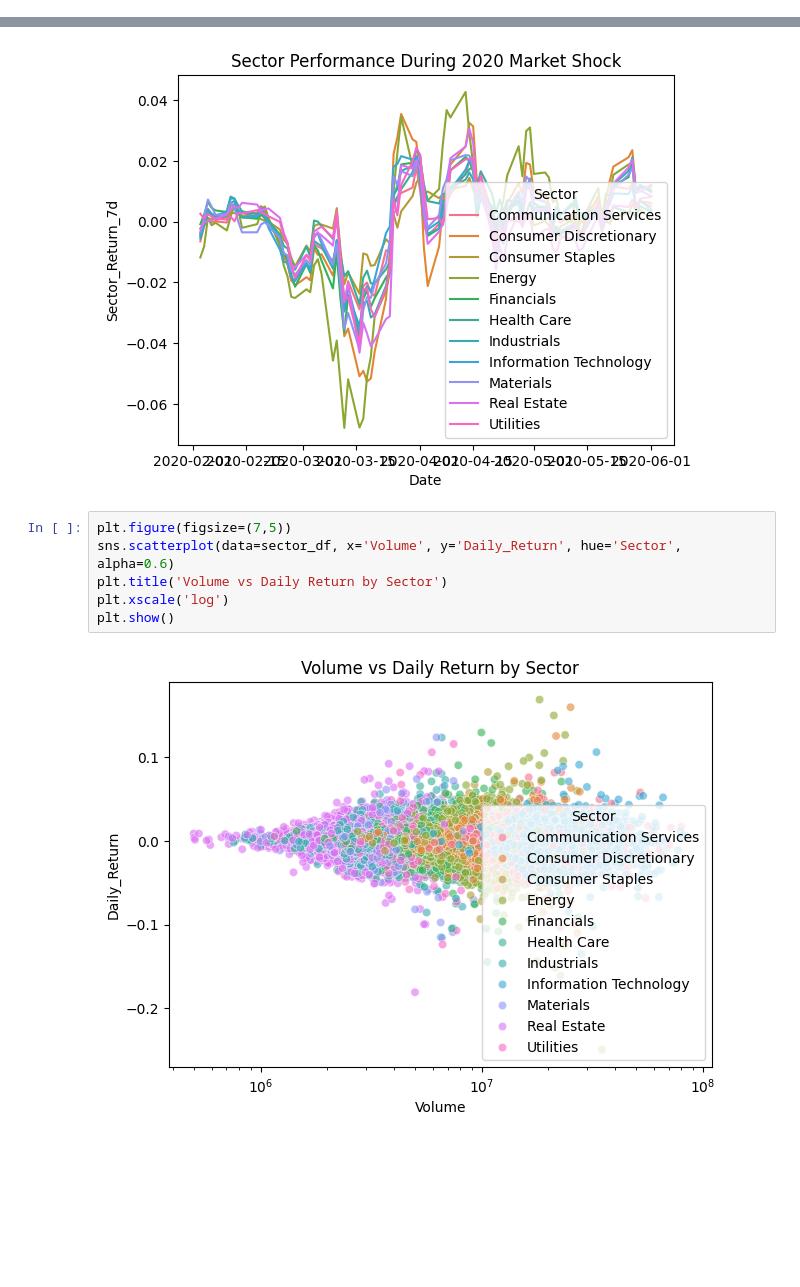
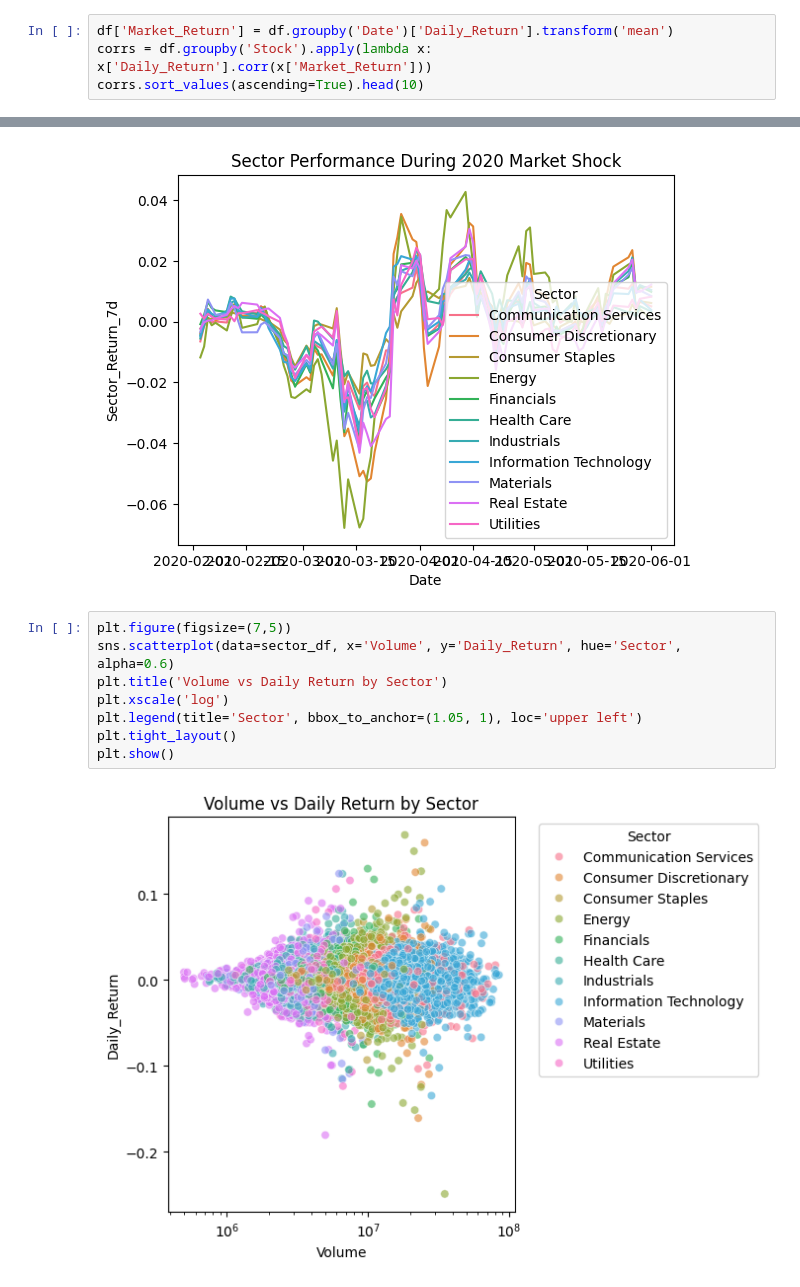
Before and after one commit to DhruvParmar051/portfolio_optimization-ml, a Jupyter notebook: notebooks/exploratory_analysis.ipynb, the cells around one changed output, grey strips where cells are left out. Drawn from its saved outputs; the diff is of its cells as text; blank space fills up the shorter version.

```diff
--- a/notebooks/exploratory_analysis.ipynb
+++ b/notebooks/exploratory_analysis.ipynb
@@ -137,3 +137,7 @@ AME      0.801899
 ITW      0.799554
 BRK-B    0.795466
 dtype: float64
+# %%
+df['Market_Return'] = df.groupby('Date')['Daily_Return'].transform('mean')
+corrs = df.groupby('Stock').apply(lambda x: x['Daily_Return'].corr(x['Market_Return']))
+corrs.sort_values(ascending=True).head(10)
@@ -328,11 +345,13 @@ plt.title('Sector Performance During 2020 Market Shock')
 plt.show()
 # %% [output]
 [figure]
-# %%
-plt.figure(figsize=(7,5))
-sns.scatterplot(data=sector_df, x='Volume', y='Daily_Return', hue='Sector', alpha=0.6)
-plt.title('Volume vs Daily Return by Sector')
-plt.xscale('log')
-plt.show()
-# %% [output]
-[figure, removed]
+# %%
+plt.figure(figsize=(7,5))
+sns.scatterplot(data=sector_df, x='Volume', y='Daily_Return', hue='Sector', alpha=0.6)
+plt.title('Volume vs Daily Return by Sector')
+plt.xscale('log')
+plt.legend(title='Sector', bbox_to_anchor=(1.05, 1), loc='upper left')
+plt.tight_layout()
+plt.show()
+# %% [output]
+[figure, added]
```
Also changed, not shown: parts of 1 cell of this notebook.
